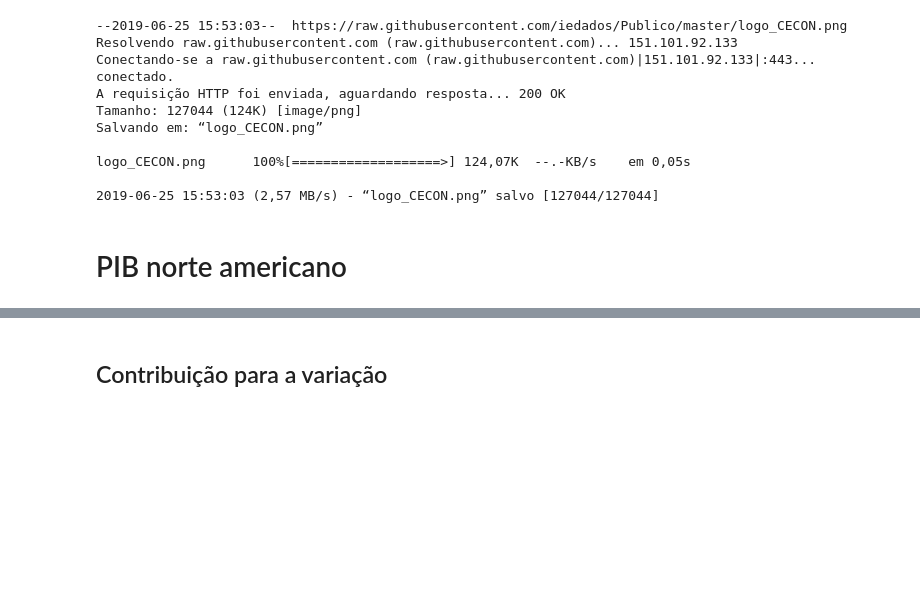
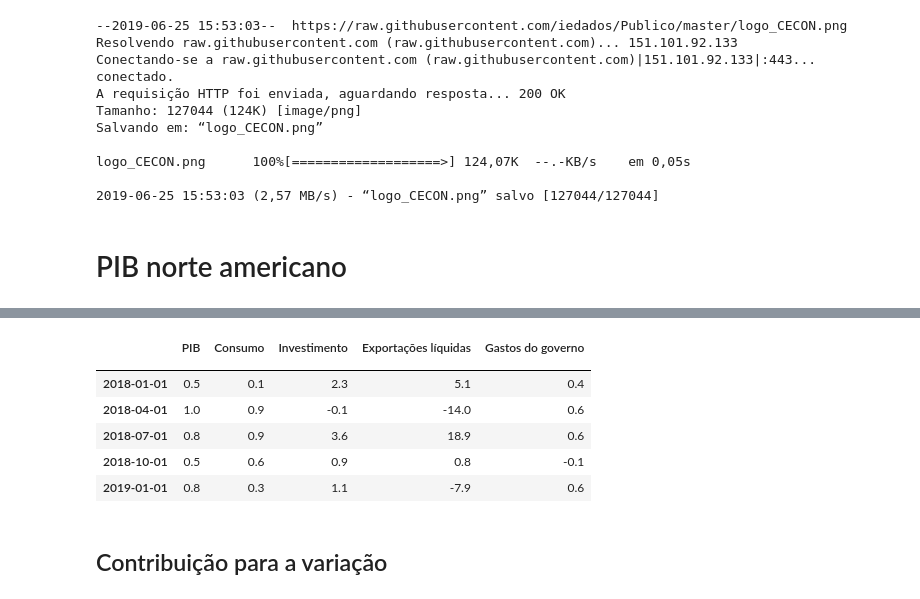
Before and after one commit to iedados/Publico, a Jupyter notebook: Cecon/Apresentacoes/Internacional/Apresentacao_20190628/Internacional_20190628.ipynb, the cells around one changed output, grey strips where cells are left out. Cells and saved outputs as stored; diff of their text form; code cells hidden in the pictures; blank space fills up the shorter version.

```diff
--- a/Cecon/Apresentacoes/Internacional/Apresentacao_20190628/Internacional_20190628.ipynb
+++ b/Cecon/Apresentacoes/Internacional/Apresentacao_20190628/Internacional_20190628.ipynb
@@ -43,3 +72,13 @@ logo_CECON.png      100%[===================>] 124,07K  --.-KB/s    em 0,05s
+# %%
+(df.pct_change().round(3)*100).tail()
+# %% [output]
+|  | PIB | Consumo | Investimento | Exportações líquidas | Gastos do governo |
+|  |  |  |  |  |  |
+| 2018-01-01 | 0.5 | 0.1 | 2.3 | 5.1 | 0.4 |
+| 2018-04-01 | 1.0 | 0.9 | -0.1 | -14.0 | 0.6 |
+| 2018-07-01 | 0.8 | 0.9 | 3.6 | 18.9 | 0.6 |
+| 2018-10-01 | 0.5 | 0.6 | 0.9 | 0.8 | -0.1 |
+| 2019-01-01 | 0.8 | 0.3 | 1.1 | -7.9 | 0.6 |
 # %% [markdown]
 ## Contribuição para a variação
 # %%
```
Also changed, not shown: parts of 4 cells of this notebook.
